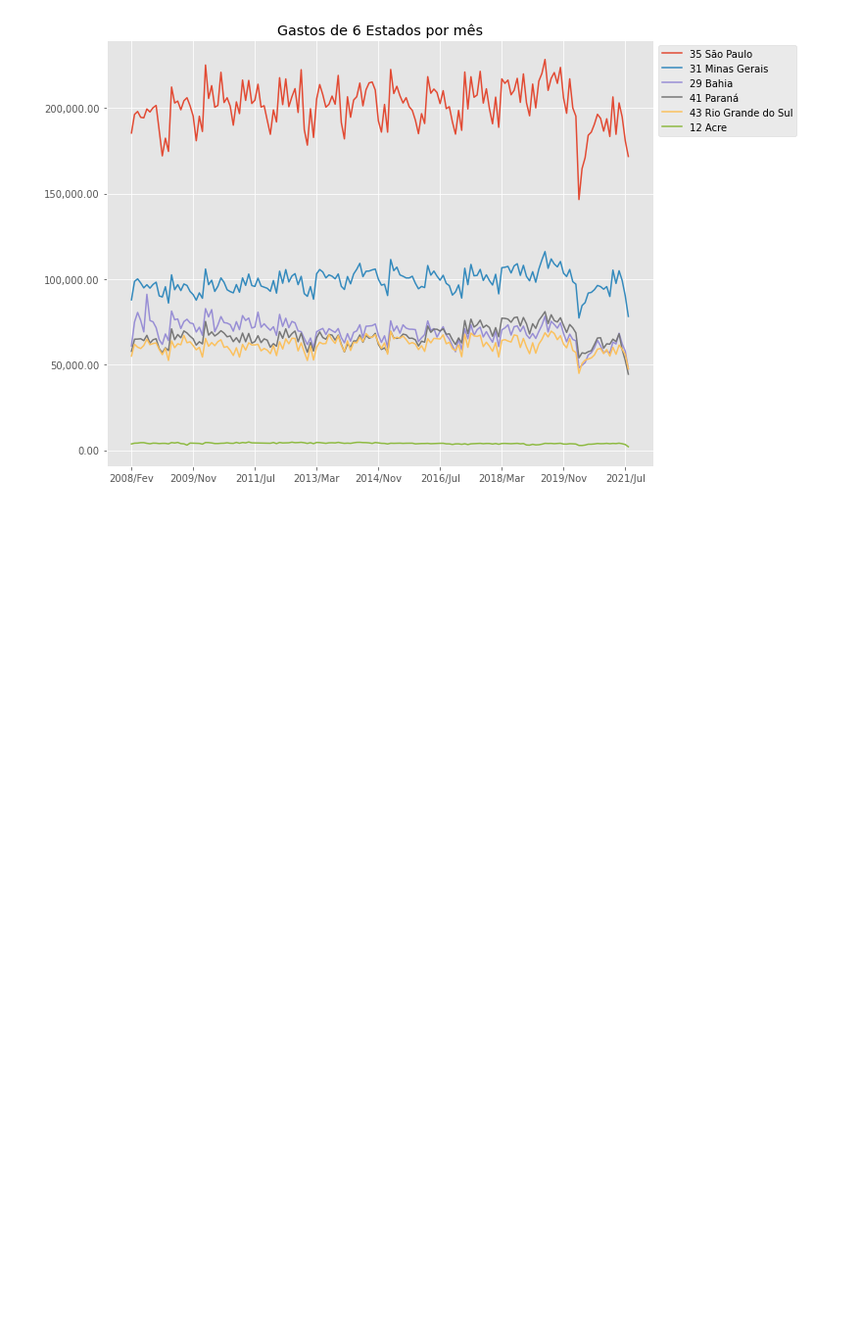
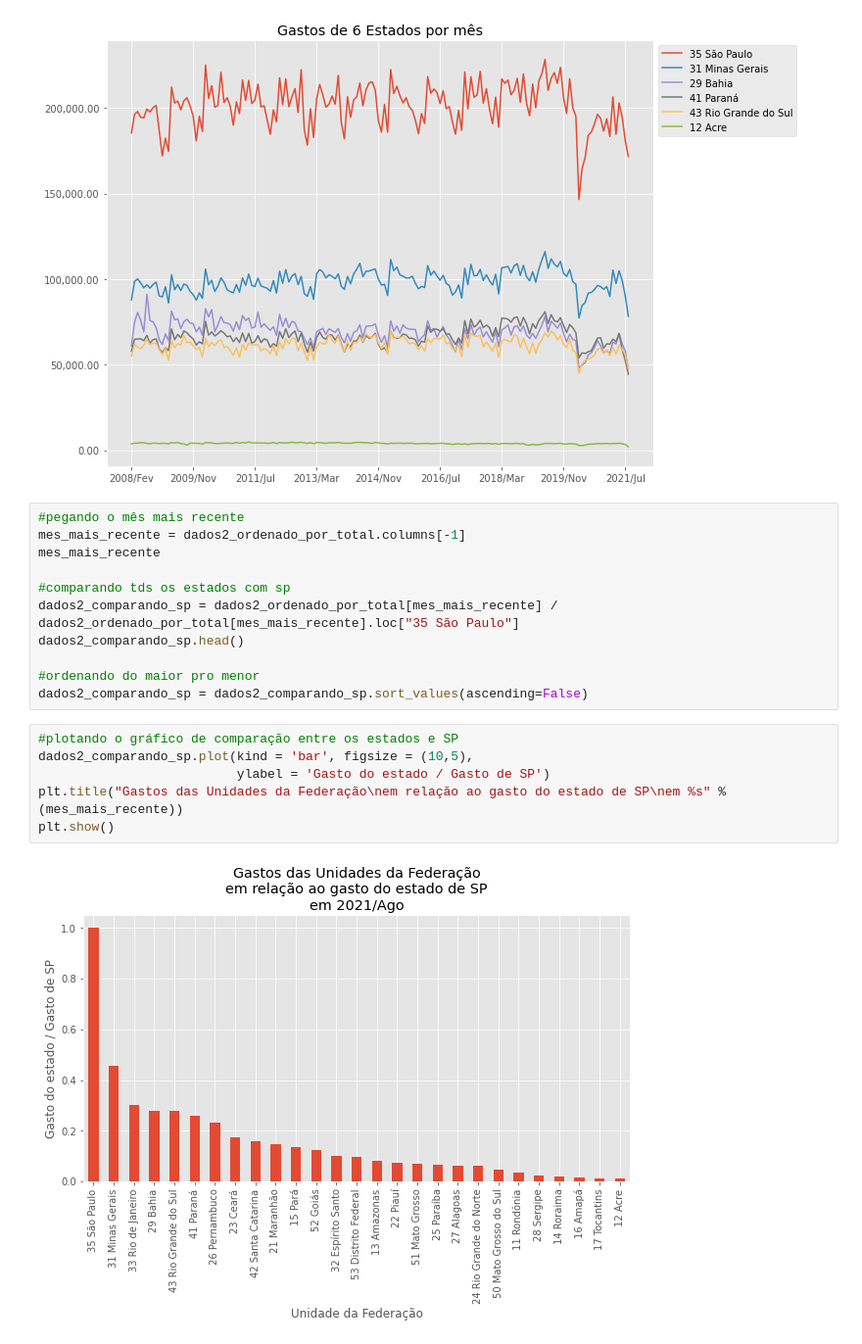
Before and after one commit to arturcgs/bootcamp-data-science-aplicada3, a Jupyter notebook: Aulas/Módulo_1.ipynb, the cells around one changed output. Shown at 98% size. Drawn from its saved outputs; the diff is of its cells as text; blank space fills up the shorter version.

```diff
--- a/Aulas/Módulo_1.ipynb
+++ b/Aulas/Módulo_1.ipynb
@@ -148,3 +148,22 @@ ax.yaxis.set_major_formatter(ticker.StrMethodFormatter("{x:,.2f}"))
 plt.show()
 # %% [output]
 [figure]
+# %%
+#pegando o mês mais recente
+mes_mais_recente = dados2_ordenado_por_total.columns[-1]
+mes_mais_recente
+
+#comparando tds os estados com sp
+dados2_comparando_sp = dados2_ordenado_por_total[mes_mais_recente] / dados2_ordenado_por_total[mes_mais_recente].loc["35 São Paulo"]
+dados2_comparando_sp.head()
+
+#ordenando do maior pro menor
+dados2_comparando_sp = dados2_comparando_sp.sort_values(ascending=False)
+# %%
+#plotando o gráfico de comparação entre os estados e SP
+dados2_comparando_sp.plot(kind = 'bar', figsize = (10,5),
+                          ylabel = 'Gasto do estado / Gasto de SP')
+plt.title("Gastos das Unidades da Federação\nem relação ao gasto do estado de SP\nem %s" %(mes_mais_recente))
+plt.show()
+# %% [output]
+[figure, added]
```
Also changed, not shown: parts of 5 cells of this notebook.
